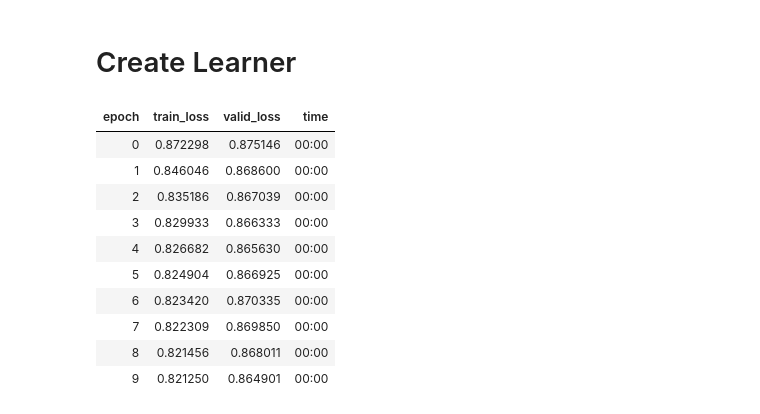
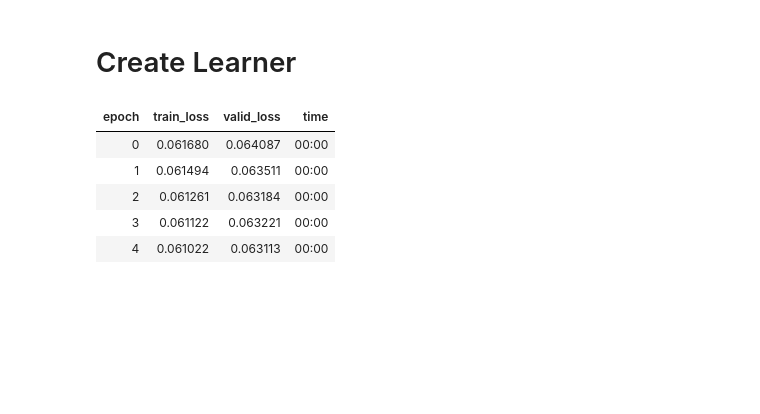
Before and after one commit to abauville/Notes_autoencoders, a Jupyter notebook: 00_MNIST_fully_connected.ipynb, the cells around one changed output. Drawn from its saved outputs; the diff is of its cells as text; code cells hidden in the pictures; blank space fills up the shorter version.

```diff
--- a/00_MNIST_fully_connected.ipynb
+++ b/00_MNIST_fully_connected.ipynb
@@ -15,14 +19,16 @@ mean = 33.31
 std = 78.56748962402344
 
 def label_func(o):
-    img = image2tensor(Image.open(o)).view(784).float()
+    img = image2tensor(Image.open(o)).view(1,784).float()
     # print(img.dtype)
-    img -= mean
-    img /= std
+    # img -= mean
+    # img /= std
+    img /= 255.0
     return img
 
 dblock = DataBlock(blocks=(ImageBlock(cls=PILImageBW), RegressionBlock),
                    get_items=get_image_files,
+                   # splitter=GrandparentSplitter(train_name='training', valid_name='testing'),
                    splitter=GrandparentSplitter(),
                    item_tfms=[Resize([1,784])],
                    get_y=label_func)
@@ -59,11 +65,13 @@ class AE(nn.Module):
             nn.Linear(64,128),
             nn.ReLU(),
             nn.Linear(128,784),
-            nn.ReLU(),
+            # nn.ReLU(),
+            torch.nn.Sigmoid()
         )
     def forward(self, x):
-        x -= mean
-        x /= std
+        # x -= mean
+        # x /= std
+        x /= 255
         # print(x.shape)
         # return 0
         encoded = self.encoder(x)
@@ -75,16 +83,11 @@ class AE(nn.Module):
 learn = Learner(dls, AE(), loss_func=MSELossFlat())
 # %%
 # learn.lr_find()
-learn.fit(10, lr=0.01)
+learn.fit(5, lr=0.002)
 # %% [output]
 | epoch | train_loss | valid_loss | time |
-| 0 | 0.872298 | 0.875146 | 00:00 |
-| 1 | 0.846046 | 0.868600 | 00:00 |
-| 2 | 0.835186 | 0.867039 | 00:00 |
-| 3 | 0.829933 | 0.866333 | 00:00 |
-| 4 | 0.826682 | 0.865630 | 00:00 |
-| 5 | 0.824904 | 0.866925 | 00:00 |
-| 6 | 0.823420 | 0.870335 | 00:00 |
-| 7 | 0.822309 | 0.869850 | 00:00 |
-| 8 | 0.821456 | 0.868011 | 00:00 |
-| 9 | 0.821250 | 0.864901 | 00:00 |
+| 0 | 0.061680 | 0.064087 | 00:00 |
+| 1 | 0.061494 | 0.063511 | 00:00 |
+| 2 | 0.061261 | 0.063184 | 00:00 |
+| 3 | 0.061122 | 0.063221 | 00:00 |
+| 4 | 0.061022 | 0.063113 | 00:00 |
```
Also changed, not shown: parts of 6 cells of this notebook, 9 other files.
